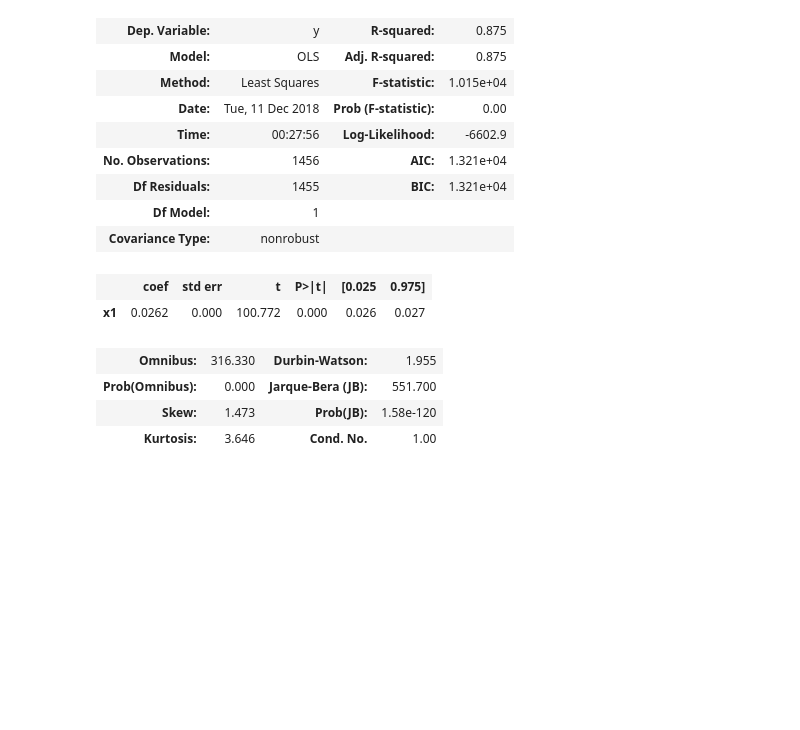
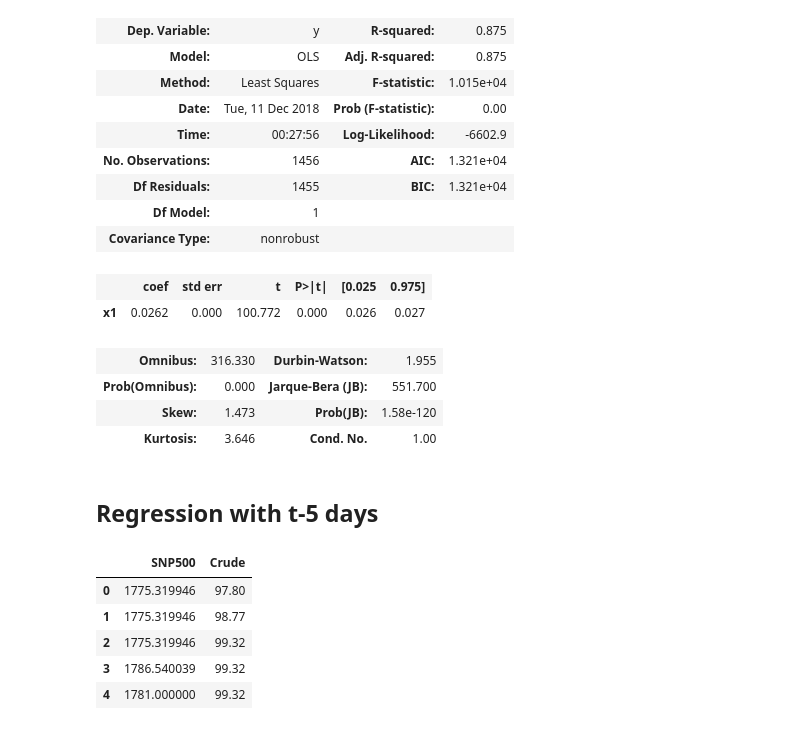
Before and after one commit to asharvi1/SNP500_Crude, a Jupyter notebook: test.ipynb, the cells around one changed output. Cells and saved outputs as stored; diff of their text form; code cells hidden in the pictures; blank space fills up the shorter version.

```diff
--- a/test.ipynb
+++ b/test.ipynb
@@ -241,3 +241,7 @@ OLS Regression Results
 | Prob(Omnibus): | 0.000 | Jarque-Bera (JB): | 551.700 |
 | Skew: | 1.473 | Prob(JB): | 1.58e-120 |
 | Kurtosis: | 3.646 | Cond. No. | 1.00 |
+# %% [markdown]
+## Regression with t-5 days
+# %%
+df_linear_t5 = pd.DataFrame([df_linear['SNP500'][:1815].reset_index(drop = True), df_linear['Crude'][5:].reset_index(drop = True)])
@@ -243,0 +250,9 @@ OLS Regression Results
+# %%
+df_linear_t5.head()
+# %% [output]
+|  | SNP500 | Crude |
+| 0 | 1775.319946 | 97.80 |
+| 1 | 1775.319946 | 98.77 |
+| 2 | 1775.319946 | 99.32 |
+| 3 | 1786.540039 | 99.32 |
+| 4 | 1781.000000 | 99.32 |
```
Also changed, not shown: parts of 5 cells of this notebook.
